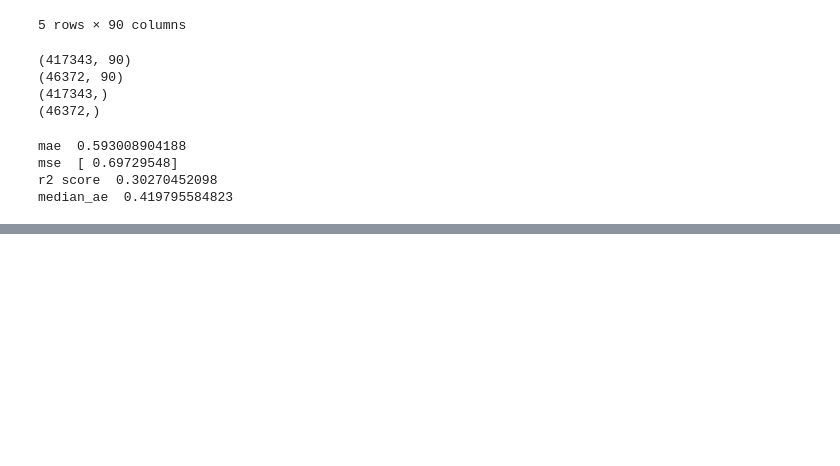
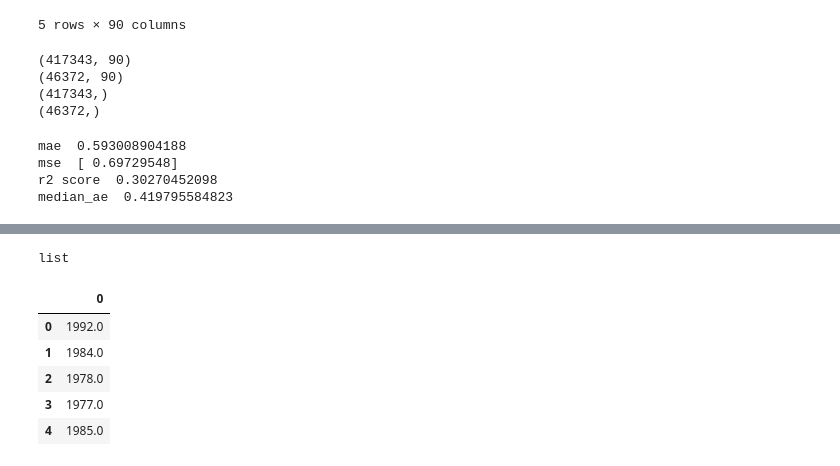
Before and after one commit to ne-il/songClassifier, a Jupyter notebook: amine_work/train_data_rfregressor_scaled-WITH_BALANCED_DATASET.ipynb, the cells around one changed output, grey strips where cells are left out. Saved outputs shown, nothing was run; the diff lists cells and outputs as text; code cells hidden in the pictures; blank space fills up the shorter version.

```diff
--- a/amine_work/train_data_rfregressor_scaled-WITH_BALANCED_DATASET.ipynb
+++ b/amine_work/train_data_rfregressor_scaled-WITH_BALANCED_DATASET.ipynb
@@ -341,0 +386,4 @@ median_ae  0.419795584823
+# %%
+type(new)
+# %% [output]
+list
@@ -341,0 +392,10 @@ median_ae  0.419795584823
+# %%
+tryRead = pd.read_csv("test_result2.txt",header=-1,)
+tryRead.head()
+# %% [output]
+|  | 0 |
+| 0 | 1992.0 |
+| 1 | 1984.0 |
+| 2 | 1978.0 |
+| 3 | 1977.0 |
+| 4 | 1985.0 |
```
Also changed, not shown: parts of 11 cells of this notebook.
